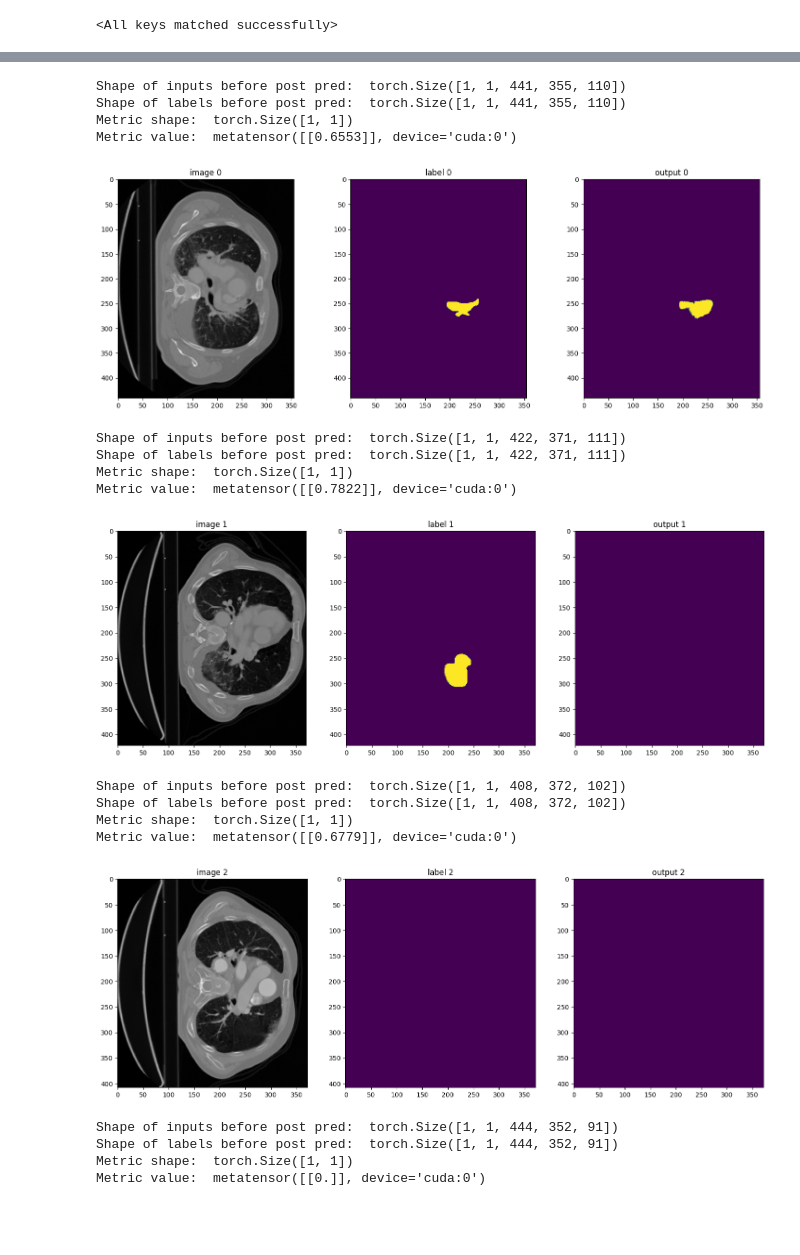
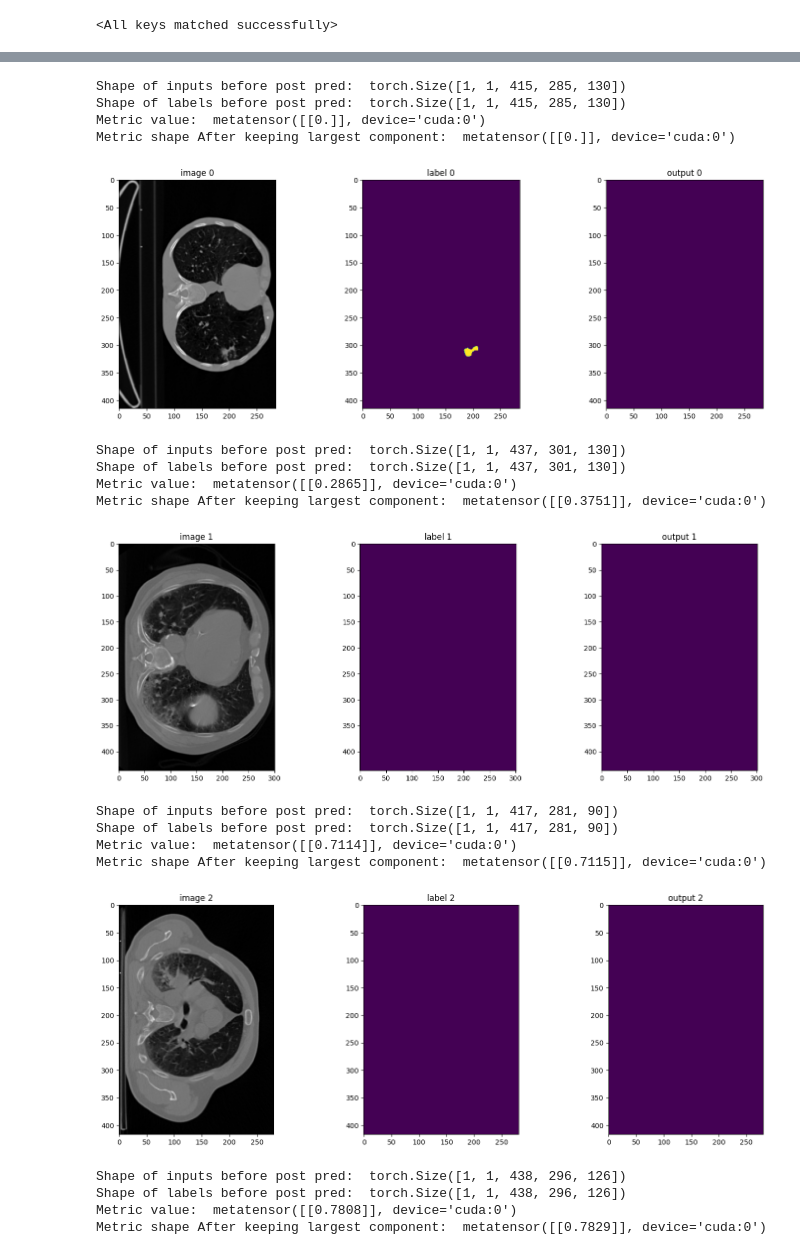
Before and after one commit to thomasloux/hackathon-pscc, a Jupyter notebook: monai-ddp.ipynb, the cells around one changed output, grey strips where cells are left out. Cells and saved outputs as stored; diff of their text form; code cells hidden in the pictures; blank space fills up the shorter version.

```diff
--- a/monai-ddp.ipynb
+++ b/monai-ddp.ipynb
@@ -86,7 +89,7 @@ def get_loader(batch_size, data_dir, roi):
         {"image": image_name, "label": seg_name}
         for image_name, seg_name in zip(images, segs)
     ]
-    data_dicts = data_dicts[:20] # Limit data to test the pipeline
+    data_dicts = data_dicts[:40] # Limit data to test the pipeline
 
     train_files, val_files = train_test_split(data_dicts, train_size=0.8, random_state=0)
 
@@ -94,6 +97,7 @@ def get_loader(batch_size, data_dir, roi):
         [
             transforms.LoadImaged(keys=["image", "label"]),
             EnsureChannelFirstd(keys=["image", "label"]),
+            SpatialCropd(keys=["image", "label"], roi_start=(70, 0, 0), roi_end=(512, 512, -1)),
             transforms.CropForegroundd(
                 keys=["image", "label"],
                 source_key="image",
@@ -126,6 +130,7 @@ def get_loader(batch_size, data_dir, roi):
         [
             transforms.LoadImaged(keys=["image", "label"]),
             EnsureChannelFirstd(keys=["image", "label"]),
+            SpatialCropd(keys=["image", "label"], roi_start=(30, 30, 0), roi_end=(512-30, 512-100, 130)),
             transforms.CropForegroundd(
                 keys=["image", "label"],
                 source_key="image"
@@ -137,17 +142,17 @@ def get_loader(batch_size, data_dir, roi):
         ]
     )
 
-    train_ds = data.Dataset(data=train_files, transform=train_transform)
-    val_ds = data.Dataset(data=val_files, transform=val_transform)
+    train_ds = Dataset(data=train_files, transform=train_transform)
+    val_ds = Dataset(data=val_files, transform=val_transform)
 
-    train_loader = data.DataLoader(
+    train_loader = DataLoader(
         train_ds,
         batch_size=batch_size,
         num_workers=6,
         pin_memory=True,
     )
 
-    val_loader = data.DataLoader(
+    val_loader = DataLoader(
         val_ds,
         batch_size=1,
         shuffle=False,
@@ -167,0 +173,5 @@ len(val_data)
+# %%
+for data in val_data:
+    inputs = data["image"]
+    plt.imshow(inputs[0, 0, :, :, 30], cmap="gray")
+    plt.show()
@@ -184,50 +203,70 @@ with torch.no_grad():
         )
         val_outputs_post = [post_pred(i) for i in decollate_batch(val_outputs)]
         val_labels = [post_label(i) for i in decollate_batch(labels)]
         # val_outputs = torch.cat(val_outputs)
         # val_labels = torch.cat(val_labels)
         # print("Shape of inputs after post pred: ", val_outputs.shape)
         # print("Shape of labels after post pred: ", val_labels.shape)
 
         metric_value = metric(y_pred=val_outputs_post, y=val_labels)
-        print("Metric shape: ", metric_value.shape)
+        #print("Metric shape: ", metric_value.shape)
         print("Metric value: ", metric_value)
+
+        post_prod_transform = Compose(
+            [
+                KeepLargestConnectedComponent()
+            ]
+        )
+        #print("Shape of inputs before post prod: ", val_outputs.shape)
+        val_outputs_pred = torch.argmax(val_outputs, dim=1)
+        #print("Shape of inputs after post prod: ", val_outputs_pred.shape)
+        val_outputs_post_prod = post_prod_transform(val_outputs_pred.unsqueeze(0)).squeeze(0)
+
+
+        val_outputs_post_prod_for_metric = post_label(val_outputs_post_prod)
+        val_outputs_post_prod_for_metric = val_outputs_post_prod_for_metric.unsqueeze(0)
+        metric_value = metric(y_pred=val_outputs_post_prod_for_metric, y=val_labels)
+        print("Metric shape After keeping largest component: ", metric_value)
+
 
         heigth = 50
 
         plt.figure("check", (18, 6))
         plt.subplot(1, 3, 1)
         plt.title(f"image {i}")
         plt.imshow(inputs[0, 0, :, :, heigth].cpu().detach(), cmap="gray")
         plt.subplot(1, 3, 2)
         plt.title(f"label {i}")
         plt.imshow(labels[0, 0, :, :, heigth].cpu().detach())
         plt.subplot(1, 3, 3)
         plt.title(f"output {i}")
         plt.imshow(torch.argmax(val_outputs, dim=1).cpu().detach()[0, :, :, heigth])
         plt.show()
 
+        if i == 5:
+            break
+
     # Aggregate the final mean metric value
     value_metric = metric.aggregate().item()
     mean_metric_history.append(value_metric)
     metric.reset()
 # %% [output]
-Shape of inputs before post pred:  torch.Size([1, 1, 441, 355, 110])
-Shape of labels before post pred:  torch.Size([1, 1, 441, 355, 110])
-Metric shape:  torch.Size([1, 1])
-Metric value:  metatensor([[0.6553]], device='cuda:0')
+Shape of inputs before post pred:  torch.Size([1, 1, 415, 285, 130])
+Shape of labels before post pred:  torch.Size([1, 1, 415, 285, 130])
+Metric value:  metatensor([[0.]], device='cuda:0')
+Metric shape After keeping largest component:  metatensor([[0.]], device='cuda:0')
-[figure, old version]
+[figure, new version]
-Shape of inputs before post pred:  torch.Size([1, 1, 422, 371, 111])
-Shape of labels before post pred:  torch.Size([1, 1, 422, 371, 111])
-Metric shape:  torch.Size([1, 1])
-Metric value:  metatensor([[0.7822]], device='cuda:0')
+Shape of inputs before post pred:  torch.Size([1, 1, 437, 301, 130])
+Shape of labels before post pred:  torch.Size([1, 1, 437, 301, 130])
+Metric value:  metatensor([[0.2865]], device='cuda:0')
+Metric shape After keeping largest component:  metatensor([[0.3751]], device='cuda:0')
-[figure, old version]
+[figure, new version]
-Shape of inputs before post pred:  torch.Size([1, 1, 408, 372, 102])
-Shape of labels before post pred:  torch.Size([1, 1, 408, 372, 102])
-Metric shape:  torch.Size([1, 1])
-Metric value:  metatensor([[0.6779]], device='cuda:0')
+Shape of inputs before post pred:  torch.Size([1, 1, 417, 281, 90])
+Shape of labels before post pred:  torch.Size([1, 1, 417, 281, 90])
+Metric value:  metatensor([[0.7114]], device='cuda:0')
+Metric shape After keeping largest component:  metatensor([[0.7115]], device='cuda:0')
-[figure, old version]
+[figure, new version]
-Shape of inputs before post pred:  torch.Size([1, 1, 444, 352, 91])
-Shape of labels before post pred:  torch.Size([1, 1, 444, 352, 91])
-Metric shape:  torch.Size([1, 1])
-Metric value:  metatensor([[0.]], device='cuda:0')
+Shape of inputs before post pred:  torch.Size([1, 1, 438, 296, 126])
+Shape of labels before post pred:  torch.Size([1, 1, 438, 296, 126])
+Metric value:  metatensor([[0.7808]], device='cuda:0')
+Metric shape After keeping largest component:  metatensor([[0.7829]], device='cuda:0')
```
Also changed, not shown: parts of 18 cells of this notebook.
